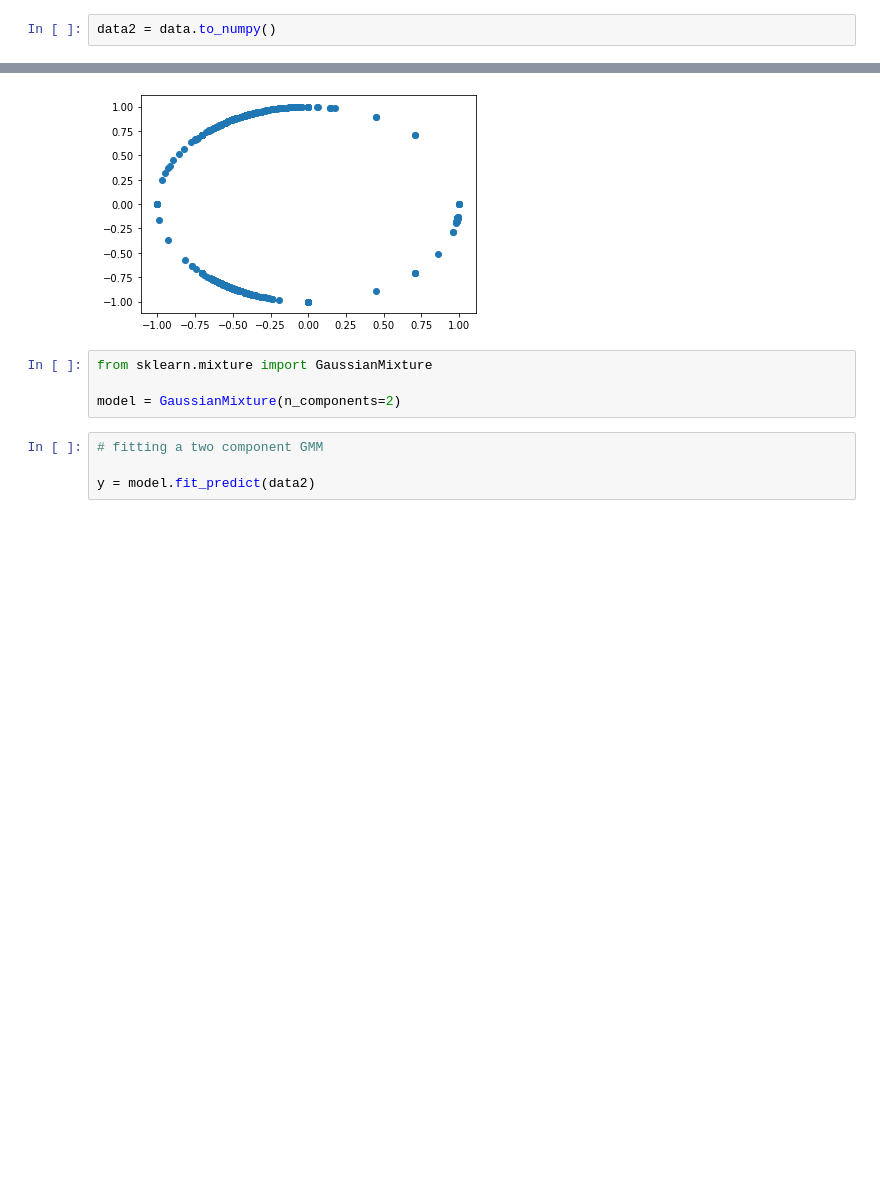
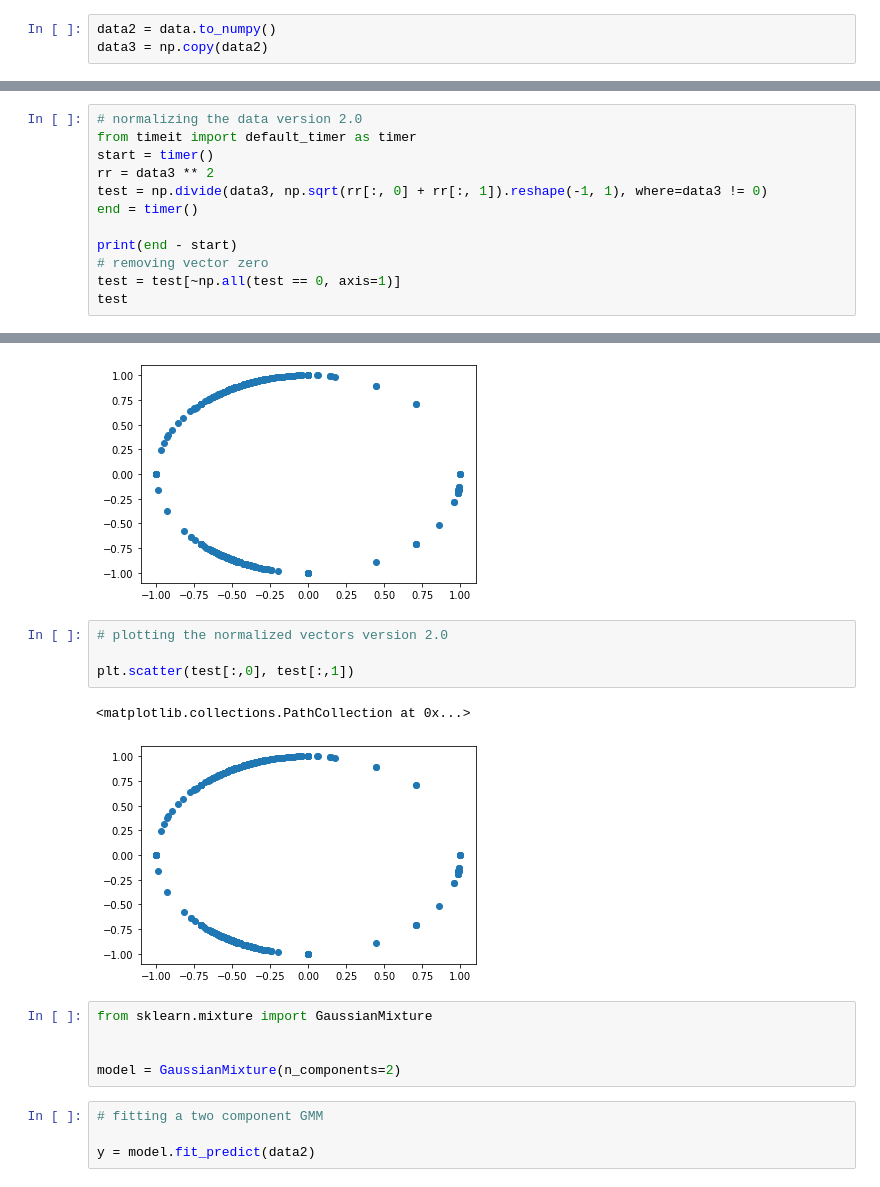
Before and after one commit to siriusted/GMM, a Jupyter notebook: Lab1.ipynb, the cells around one changed output, grey strips where cells are left out. Saved outputs shown, nothing was run; the diff lists cells and outputs as text; blank space fills up the shorter version.

```diff
--- a/Lab1.ipynb
+++ b/Lab1.ipynb
@@ -54,3 +54,4 @@ plt.scatter(data.x, data.y)
 [figure]
 # %%
 data2 = data.to_numpy()
+data3 = np.copy(data2)
@@ -85,0 +111,12 @@ data2 = data2[~np.all(data2 == 0, axis=1)]
+# %%
+# normalizing the data version 2.0
+from timeit import default_timer as timer
+start = timer()
+rr = data3 ** 2
+test = np.divide(data3, np.sqrt(rr[:, 0] + rr[:, 1]).reshape(-1, 1), where=data3 != 0)
+end = timer()
+
+print(end - start)
+# removing vector zero
+test = test[~np.all(test == 0, axis=1)]
+test
@@ -90,9 +146,17 @@ plt.scatter(data2[:,0], data2[:,1])
 # %% [output]
 <matplotlib.collections.PathCollection at 0x...>
 [figure]
+# %%
+# plotting the normalized vectors version 2.0
+
+plt.scatter(test[:,0], test[:,1])
+# %% [output]
+<matplotlib.collections.PathCollection at 0x...>
+[figure, added]
 # %%
 from sklearn.mixture import GaussianMixture
 
+
 model = GaussianMixture(n_components=2)
 # %%
 # fitting a two component GMM
```
Also changed, not shown: parts of 19 cells of this notebook.
